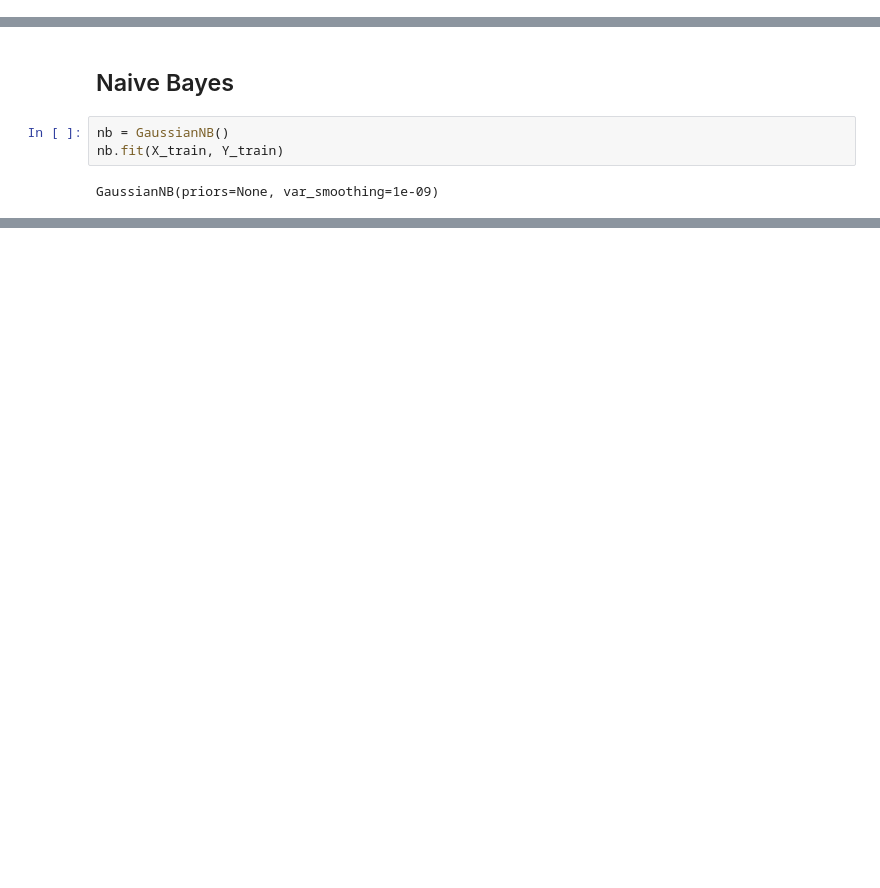
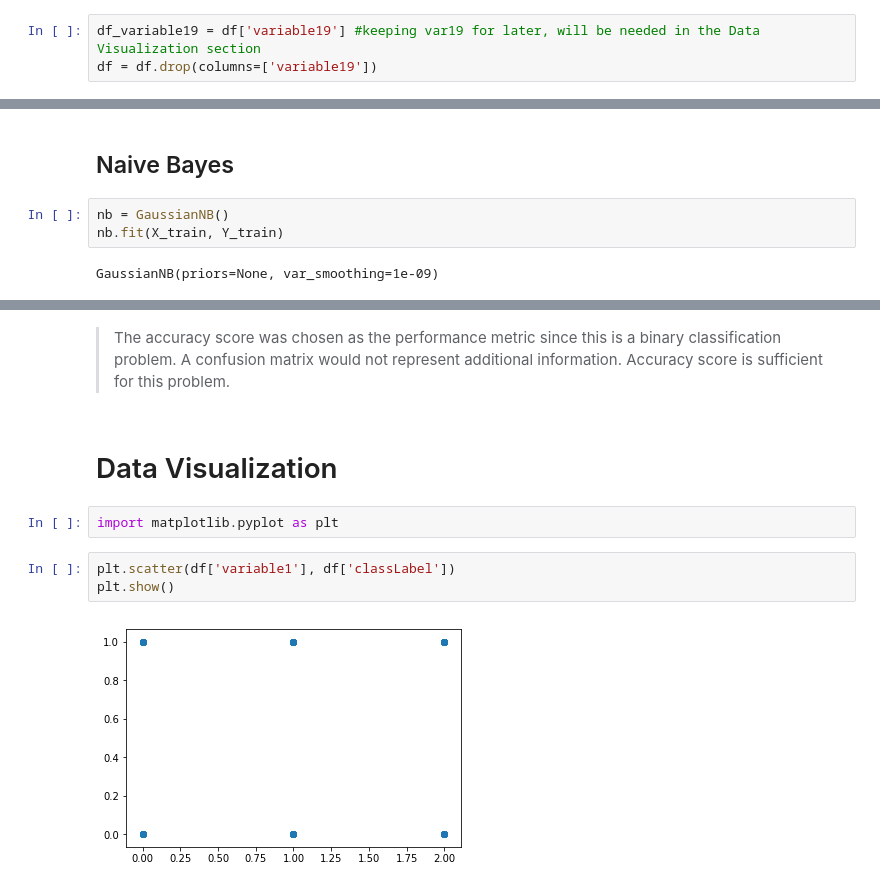
Before and after one commit to ahmedhamdi96/BC, a Jupyter notebook: main.ipynb, the cells around one changed output, grey strips where cells are left out. Cells and saved outputs as stored; diff of their text form; blank space fills up the shorter version.

Commit message:
data visualization

```diff
--- a/main.ipynb
+++ b/main.ipynb
@@ -259,3 +261,6 @@ df.shape
+# %%
+df_variable19 = df['variable19'] #keeping var19 for later, will be needed in the Data Visualization section
+df = df.drop(columns=['variable19'])
 # %%
 df.head()
 # %% [output]
@@ -534,0 +528,11 @@ accuracy_score(Y_test, prediction)
+# %% [markdown]
+> The accuracy score was chosen as the performance metric since this is a binary classification problem. A confusion matrix would not represent additional information. Accuracy score is sufficient for this problem.
+# %% [markdown]
+# Data Visualization
+# %%
+import matplotlib.pyplot as plt
+# %%
+plt.scatter(df['variable1'], df['classLabel'])
+plt.show()
+# %% [output]
+[figure, added]
```
Also changed, not shown: parts of 38 cells of this notebook.
